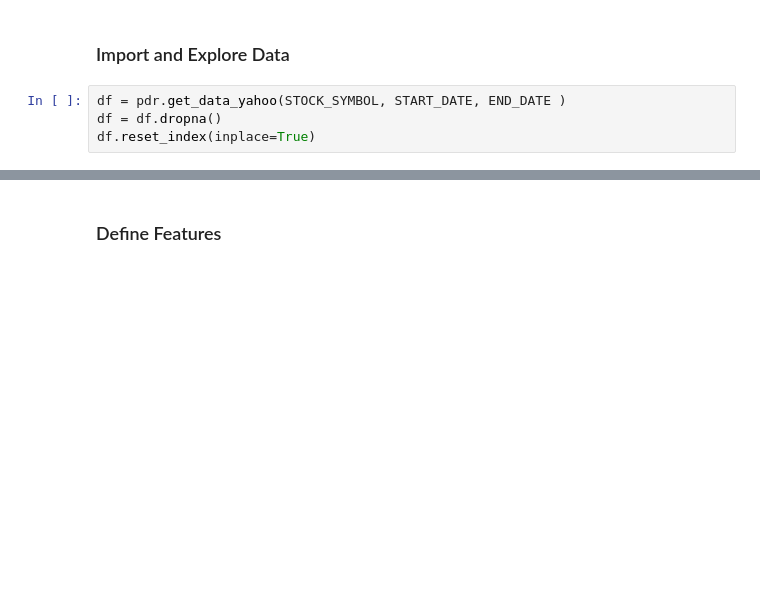
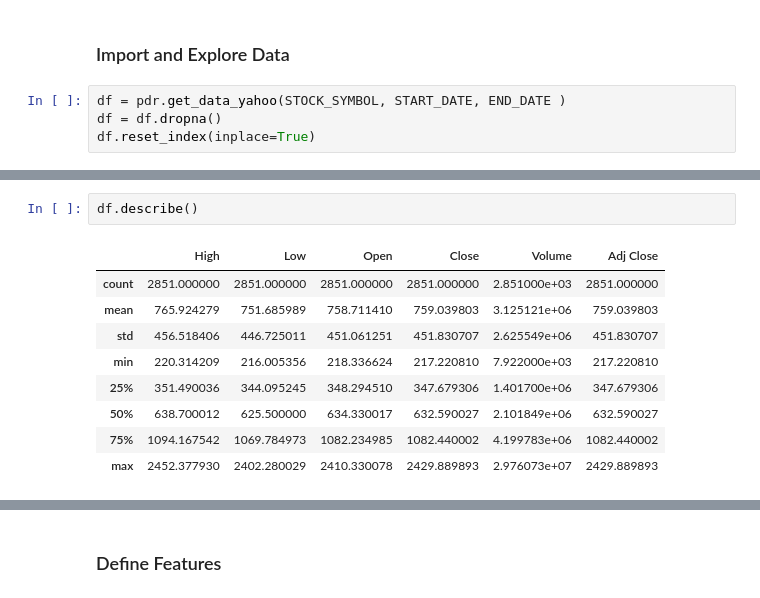
Before and after one commit to bearbearyu1223/Stanford-XCS-229-II, a Jupyter notebook: XCS229ii-Project/Notebook/stock_pred_logistic_regression.ipynb, the cells around one changed output, grey strips where cells are left out. Saved outputs shown, nothing was run; the diff lists cells and outputs as text; blank space fills up the shorter version.

```diff
--- a/XCS229ii-Project/Notebook/stock_pred_logistic_regression.ipynb
+++ b/XCS229ii-Project/Notebook/stock_pred_logistic_regression.ipynb
@@ -63,3 +63,15 @@ df.head()
+# %%
+df.describe()
+# %% [output]
+|  | High | Low | Open | Close | Volume | Adj Close |
+| count | 2851.000000 | 2851.000000 | 2851.000000 | 2851.000000 | 2.851000e+03 | 2851.000000 |
+| mean | 765.924279 | 751.685989 | 758.711410 | 759.039803 | 3.125121e+06 | 759.039803 |
+| std | 456.518406 | 446.725011 | 451.061251 | 451.830707 | 2.625549e+06 | 451.830707 |
+| min | 220.314209 | 216.005356 | 218.336624 | 217.220810 | 7.922000e+03 | 217.220810 |
+| 25% | 351.490036 | 344.095245 | 348.294510 | 347.679306 | 1.401700e+06 | 347.679306 |
+| 50% | 638.700012 | 625.500000 | 634.330017 | 632.590027 | 2.101849e+06 | 632.590027 |
+| 75% | 1094.167542 | 1069.784973 | 1082.234985 | 1082.440002 | 4.199783e+06 | 1082.440002 |
+| max | 2452.377930 | 2402.280029 | 2410.330078 | 2429.889893 | 2.976073e+07 | 2429.889893 |
 # %%
 plt.plot(range(df.shape[0]),df['Close'], label= STOCK_SYMBOL)
 plt.xticks(range(0,df.shape[0],28*3),df['Date'].loc[::28*3],rotation=60)
```
Also changed, not shown: parts of 3 cells of this notebook, 14 other files.
